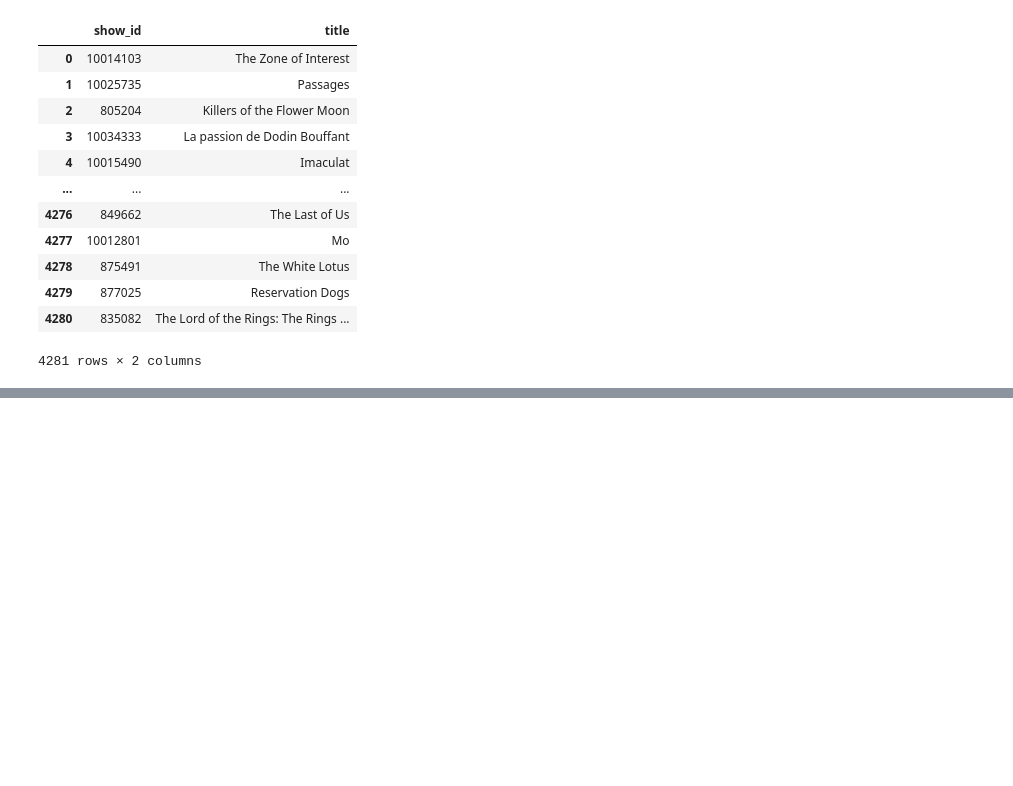
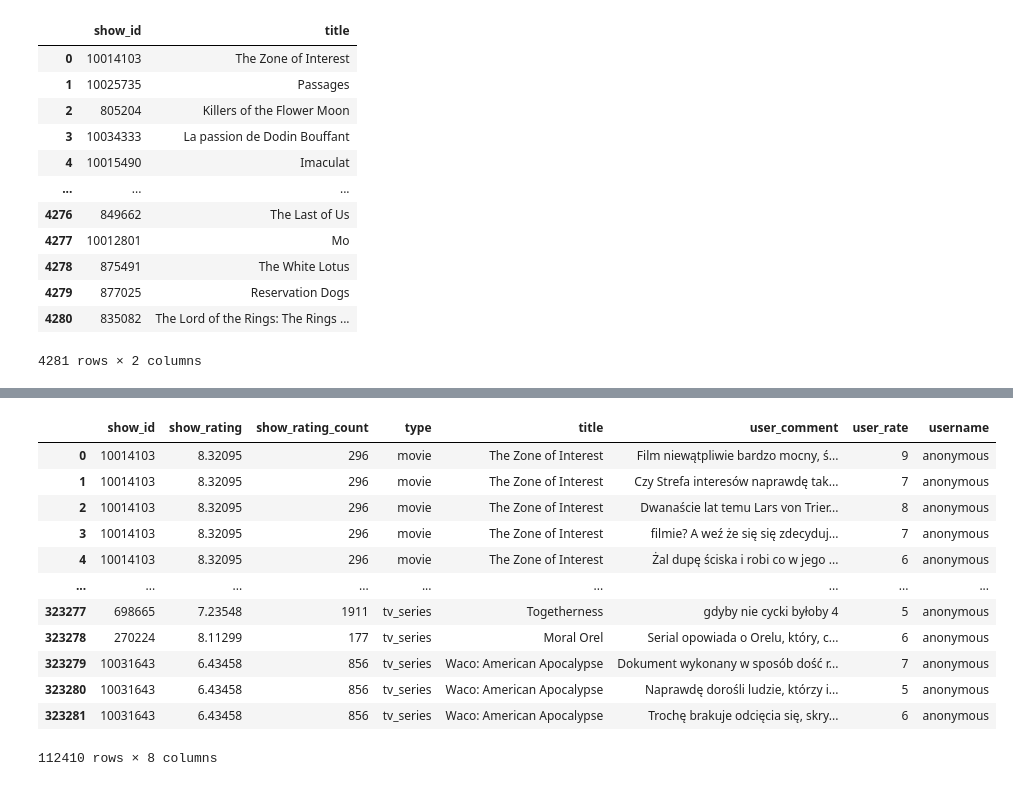
Before and after one commit to Michal299/mm-review-based-rate-ai, a Jupyter notebook: scrapper/filmweb_scrapper.ipynb, the cells around one changed output, grey strips where cells are left out. Saved outputs shown, nothing was run; the diff lists cells and outputs as text; code cells hidden in the pictures; blank space fills up the shorter version.

Commit message:
s3: extend dataset by adding user comments

```diff
--- a/scrapper/filmweb_scrapper.ipynb
+++ b/scrapper/filmweb_scrapper.ipynb
@@ -488,0 +523,3 @@ merge.to_json("../dataset/dataset_with_titles.json")
+# %%
+shows_df = pd.read_csv('../dataset/dataset_with_titles.csv', encoding='utf-8', sep='$')
+shows = list(shows_df[['title', 'show_id']].drop_duplicates().to_records(index=False))
@@ -488,0 +594,2 @@ merge.to_json("../dataset/dataset_with_titles.json")
+# %%
+result = []
@@ -488,0 +638,37 @@ merge.to_json("../dataset/dataset_with_titles.json")
+# %%
+comments_df = pd.DataFrame(result, columns=['title', 'show_id', 'user_comment', 'user_rate']).drop_duplicates().drop(columns=['title'])
+comments_df.to_json('./user_comments.json')
+comments_df.to_csv('./user_comments.csv', sep='$', encoding='utf-8', index=False)
+# %%
+dataset_base = shows_df[['show_id', 'show_rating', 'show_rating_count', 'type', 'title']]
+# %%
+from urllib.parse import urlparse
+
+extend = pd.merge(dataset_base, comments_df, on='show_id').drop_duplicates()
+extend['username'] = 'anonymous'
+extend = extend[extend['user_comment'].str.len() > 15]
+
+def is_url(string):
+    try:
+        result = urlparse(string)
+        return all([result.scheme, result.netloc])
+    except ValueError:
+        return False
+
+url_filter = ~extend['user_comment'].apply(is_url)
+extend = extend[url_filter]
+extend
+# %% [output]
+|  | show_id | show_rating | show_rating_count | type | title | user_comment | user_rate | username |
+| 0 | 10014103 | 8.32095 | 296 | movie | The Zone of Interest | Film niewątpliwie bardzo mocny, ś... | 9 | anonymous |
+| 1 | 10014103 | 8.32095 | 296 | movie | The Zone of Interest | Czy Strefa interesów naprawdę tak... | 7 | anonymous |
+| 2 | 10014103 | 8.32095 | 296 | movie | The Zone of Interest | Dwanaście lat temu Lars von Trier... | 8 | anonymous |
+| 3 | 10014103 | 8.32095 | 296 | movie | The Zone of Interest | filmie? A weź że się się zdecyduj... | 7 | anonymous |
+| 4 | 10014103 | 8.32095 | 296 | movie | The Zone of Interest | Żal dupę ściska i robi co w jego ... | 6 | anonymous |
+| ... | ... | ... | ... | ... | ... | ... | ... | ... |
+| 323277 | 698665 | 7.23548 | 1911 | tv_series | Togetherness | gdyby nie cycki byłoby 4 | 5 | anonymous |
+| 323278 | 270224 | 8.11299 | 177 | tv_series | Moral Orel | Serial opowiada o Orelu, który, c... | 6 | anonymous |
+| 323279 | 10031643 | 6.43458 | 856 | tv_series | Waco: American Apocalypse | Dokument wykonany w sposób dość r... | 7 | anonymous |
+| 323280 | 10031643 | 6.43458 | 856 | tv_series | Waco: American Apocalypse | Naprawdę dorośli ludzie, którzy i... | 5 | anonymous |
+| 323281 | 10031643 | 6.43458 | 856 | tv_series | Waco: American Apocalypse | Trochę brakuje odcięcia się, skry... | 6 | anonymous |
+112410 rows × 8 columns
```
Also changed, not shown: parts of 11 cells of this notebook, 8 other files.
